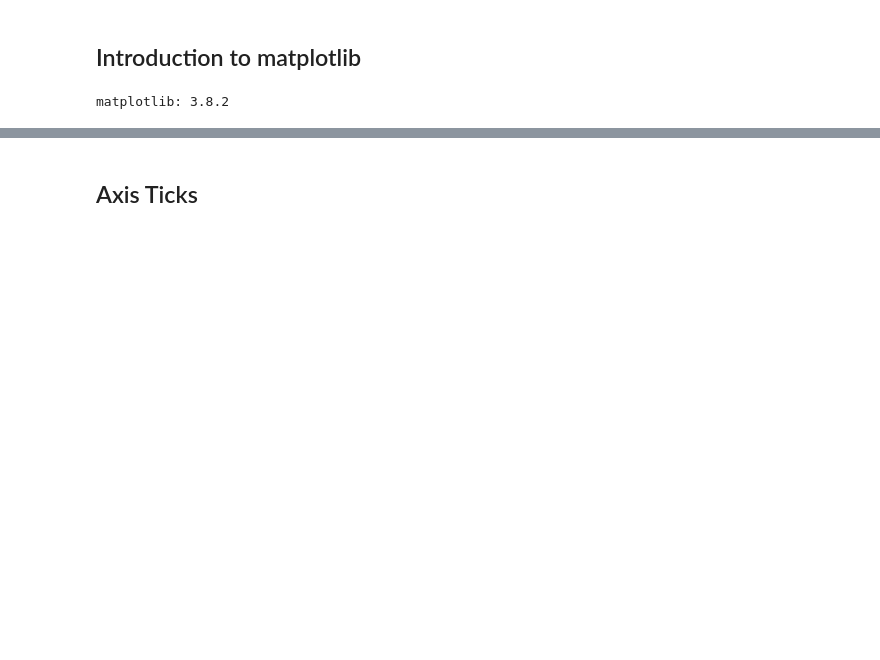
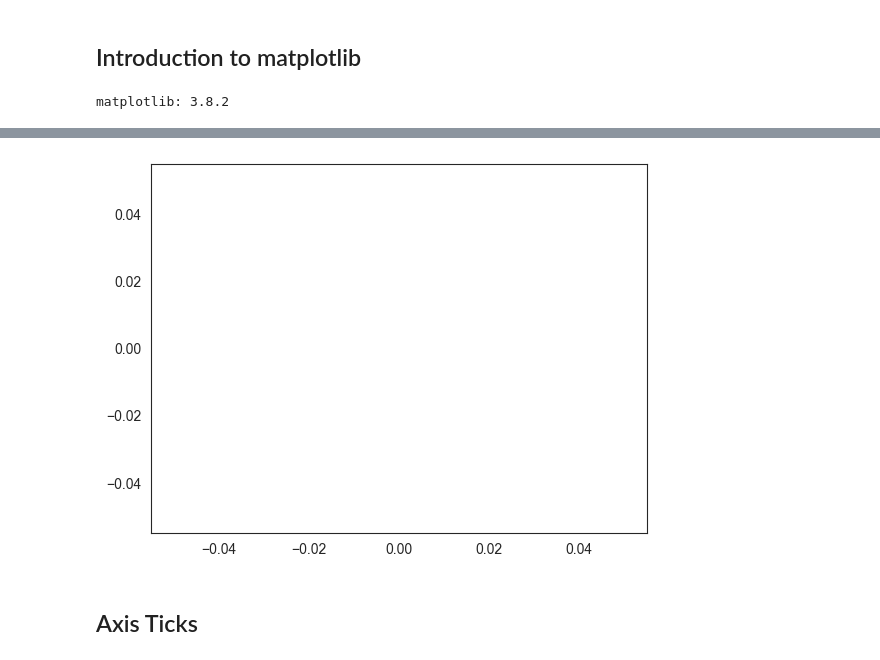
Before and after one commit to icta-tecaji/python-data-analysis-public, a Jupyter notebook: Del_08_Prikazovanje_podatkov/08_Prikazovanje_podatkov_osnovno_CLEAN.ipynb, the cells around one changed output, grey strips where cells are left out. Cells and saved outputs as stored; diff of their text form; code cells hidden in the pictures; blank space fills up the shorter version.

```diff
--- a/Del_08_Prikazovanje_podatkov/08_Prikazovanje_podatkov_osnovno_CLEAN.ipynb
+++ b/Del_08_Prikazovanje_podatkov/08_Prikazovanje_podatkov_osnovno_CLEAN.ipynb
@@ -14,2 +111,7 @@ matplotlib: 3.8.2
+# %%
+plt.plot()
+plt.show()
+# %% [output]
+[figure, added]
 # %% [markdown]
 ## Axis Ticks
```
Also changed, not shown: parts of 98 cells of this notebook.
